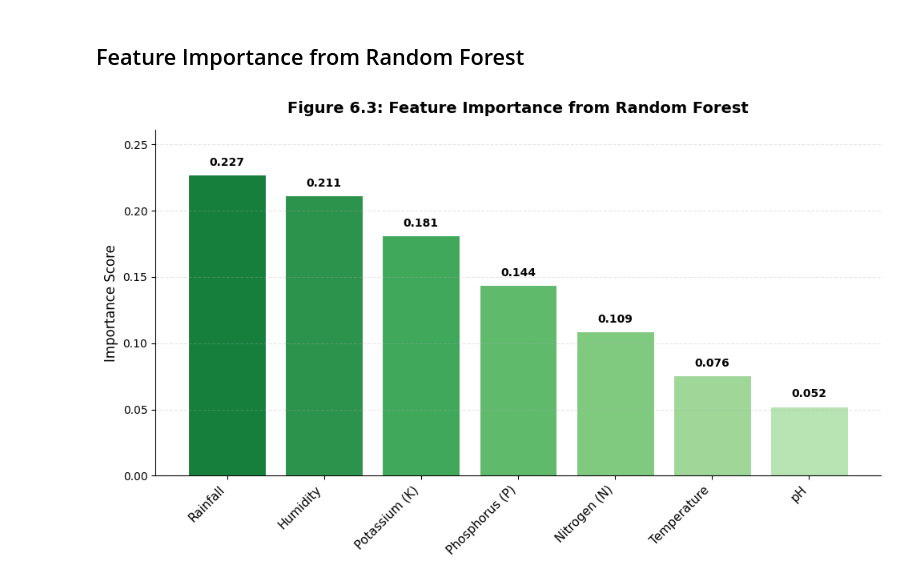
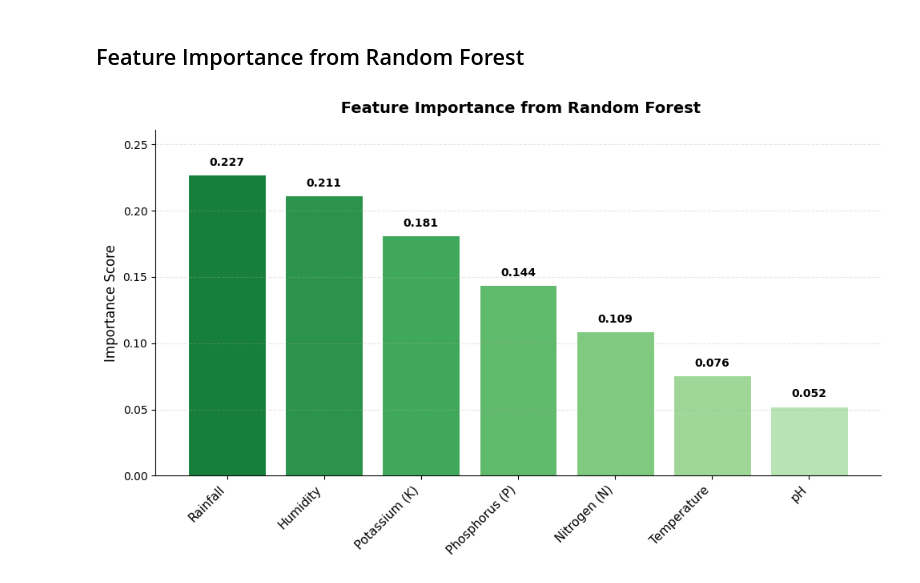
Before and after one commit to falcon1614/Crop-Recomendation, a Jupyter notebook: Crop_Recommendation.ipynb, the cells around one changed output. Saved outputs shown, nothing was run; the diff lists cells and outputs as text; code cells hidden in the pictures.

```diff
--- a/Crop Classification With Recommendation System.ipynb
+++ b/Crop_Recommendation.ipynb
@@ -831,32 +816,32 @@ importances = rfc_importance.feature_importances_
 # Sort by importance
 indices = np.argsort(importances)[::-1]
 sorted_names = [feature_names[i] for i in indices]
 sorted_importances = importances[indices]
 
 # Create figure
 fig, ax = plt.subplots(figsize=(10, 6))
 
 # Color palette: gradient from dark green (most important) to light green
 colors = plt.cm.Greens(np.linspace(0.8, 0.3, len(sorted_importances)))
 
 bars = ax.bar(range(len(sorted_importances)), sorted_importances, color=colors, edgecolor='white', linewidth=0.8)
 
 # Add value labels
 for i, (bar, imp) in enumerate(zip(bars, sorted_importances)):
     ax.text(bar.get_x() + bar.get_width()/2., bar.get_height() + 0.005,
             f'{imp:.3f}', ha='center', va='bottom', fontsize=10, fontweight='bold')
 
 ax.set_xticks(range(len(sorted_importances)))
 ax.set_xticklabels(sorted_names, rotation=45, ha='right', fontsize=11)
 ax.set_ylabel('Importance Score', fontsize=12)
-ax.set_title('Figure 6.3: Feature Importance from Random Forest', fontsize=14, fontweight='bold', pad=15)
+ax.set_title(' Feature Importance from Random Forest', fontsize=14, fontweight='bold', pad=15)
 ax.set_ylim(0, max(sorted_importances) * 1.15)
 ax.grid(axis='y', linestyle='--', alpha=0.3)
 ax.spines['top'].set_visible(False)
 ax.spines['right'].set_visible(False)
 
 plt.tight_layout()
 plt.savefig('figure_6_3_feature_importance.png', dpi=300, bbox_inches='tight')
 plt.show()
 # %% [output]
-[figure, old version]
+[figure, new version]
```
Also changed, not shown: parts of 34 cells of this notebook, 43 other files.
